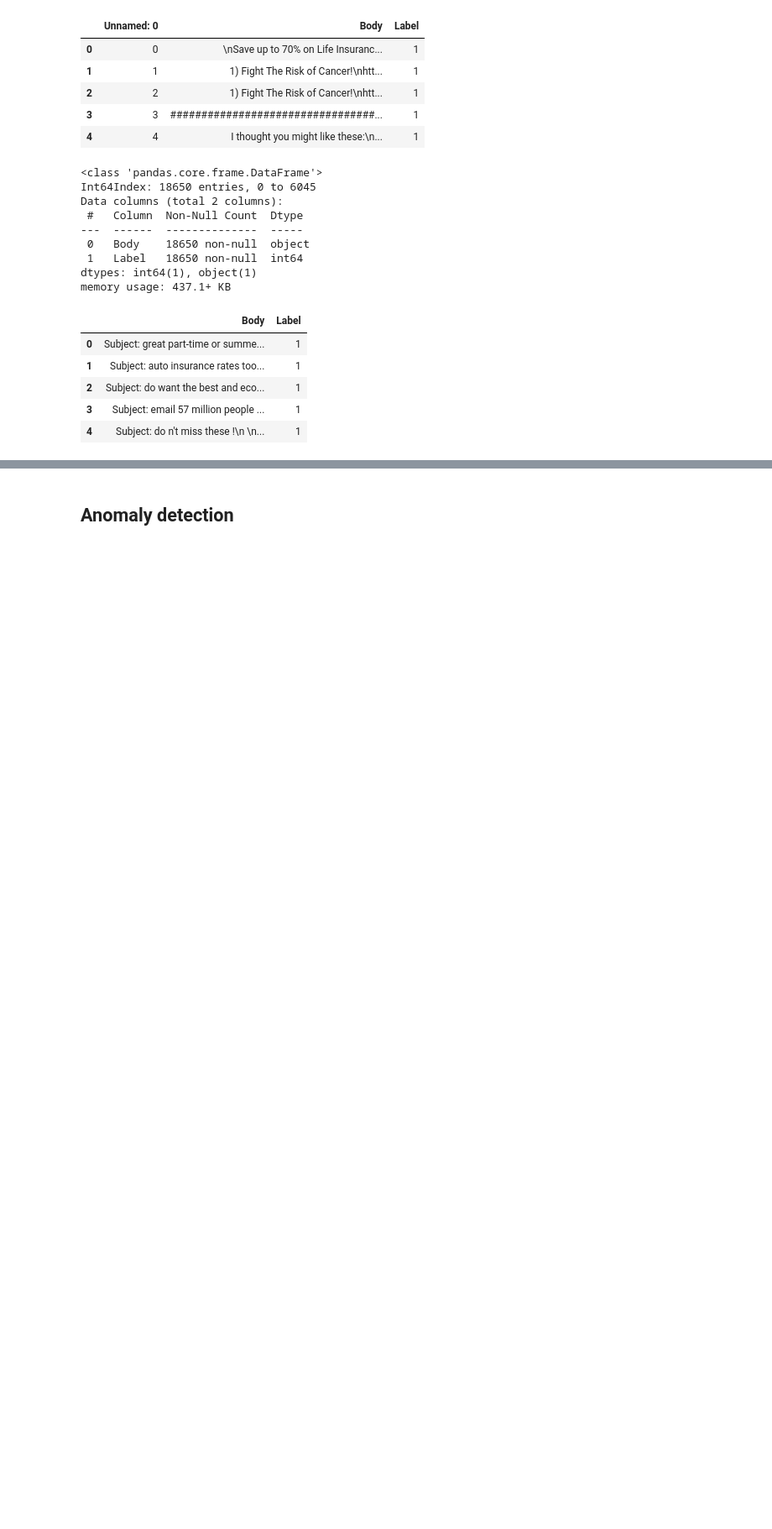
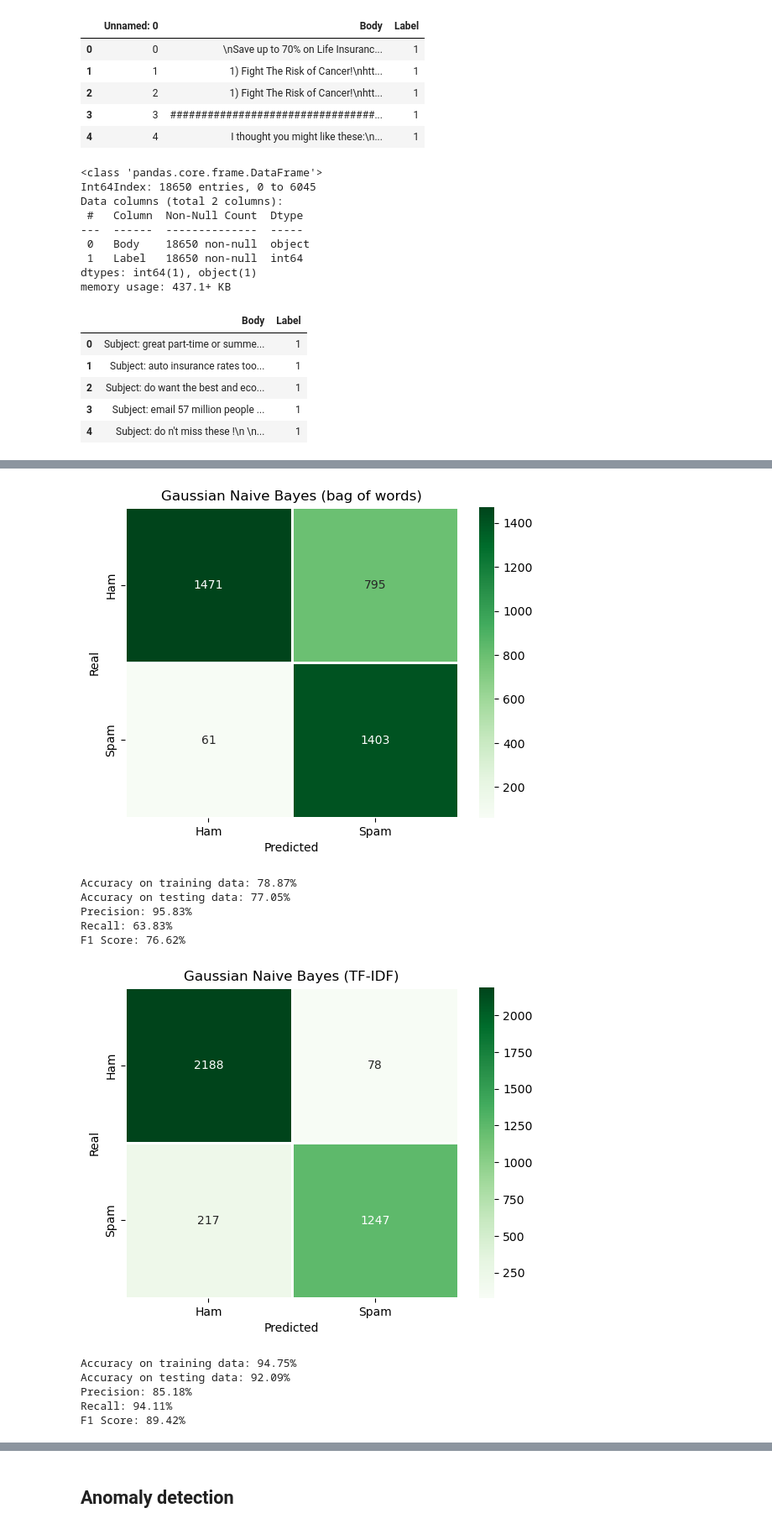
Before and after one commit to phoenixday/ml-algorithms, a Jupyter notebook: spam-ham-emails.ipynb, the cells around one changed output, grey strips where cells are left out. Shown: that part at 84% size. Saved outputs shown, nothing was run; the diff lists cells and outputs as text; code cells hidden in the pictures; blank space fills up the shorter version.

```diff
--- a/spam-ham-emails.ipynb
+++ b/spam-ham-emails.ipynb
@@ -740,0 +363,55 @@ Elapsed time:  552.8046898841858
+# %%
+from sklearn.metrics import confusion_matrix, f1_score, precision_score, recall_score
+import seaborn
+
+def print_stats(algorithm, title, x_train_data, x_test_data, y_train_data, y_test_data):
+
+    # actually perform classification
+    y_pred = algorithm.predict(x_test_data)
+
+    # Thus in binary classification, the count of
+    # true negatives is 0,0
+    # false negatives is 1,0
+    # true positives is 1,1
+    # false positives is 0,1
+    conf = confusion_matrix(y_pred=y_pred,y_true=y_test_data)
+
+    plt.title(title)
+    ax= plt.subplot()
+    seaborn.heatmap(conf, annot=True, fmt="", linewidths=2, cmap="Greens")
+    ax.set_xlabel('Predicted');
+    ax.set_ylabel('Real');
+    ax.xaxis.set_ticklabels(['Ham', 'Spam']);
+    ax.yaxis.set_ticklabels(['Ham', 'Spam']);
+    plt.show()
+
+    tn, fp, fn, tp = conf.ravel()
+    print("Accuracy on training data: {:.2f}%".format(100 * algorithm.score(x_train_data,y_train_data)))
+    print("Accuracy on testing data: {:.2f}%".format(100 * algorithm.score(x_test_data,y_test_data)))
+    print("Precision: {:.2f}%".format(100 * precision_score(y_pred, y_test_data)))
+    print("Recall: {:.2f}%".format(100 * recall_score(y_pred, y_test_data)))
+    print("F1 Score: {:.2f}%".format(100 * f1_score(y_pred, y_test_data)))
+# %%
+# Gaussian Naive Bayes
+from sklearn.naive_bayes import GaussianNB
+
+NB = GaussianNB()
+NB.fit(x_train,y_train)
+print_stats(NB,"Gaussian Naive Bayes (bag of words)",x_train,x_test,y_train,y_test)
+
+NB2 = GaussianNB()
+NB2.fit(x2_train,y2_train)
+print_stats(NB2,"Gaussian Naive Bayes (TF-IDF)",x2_train,x2_test,y2_train,y2_test)
+# %% [output]
+[figure, added]
+Accuracy on training data: 78.87%
+Accuracy on testing data: 77.05%
+Precision: 95.83%
+Recall: 63.83%
+F1 Score: 76.62%
+[figure, added]
+Accuracy on training data: 94.75%
+Accuracy on testing data: 92.09%
+Precision: 85.18%
+Recall: 94.11%
+F1 Score: 89.42%
```
Also changed, not shown: parts of 83 cells of this notebook.
